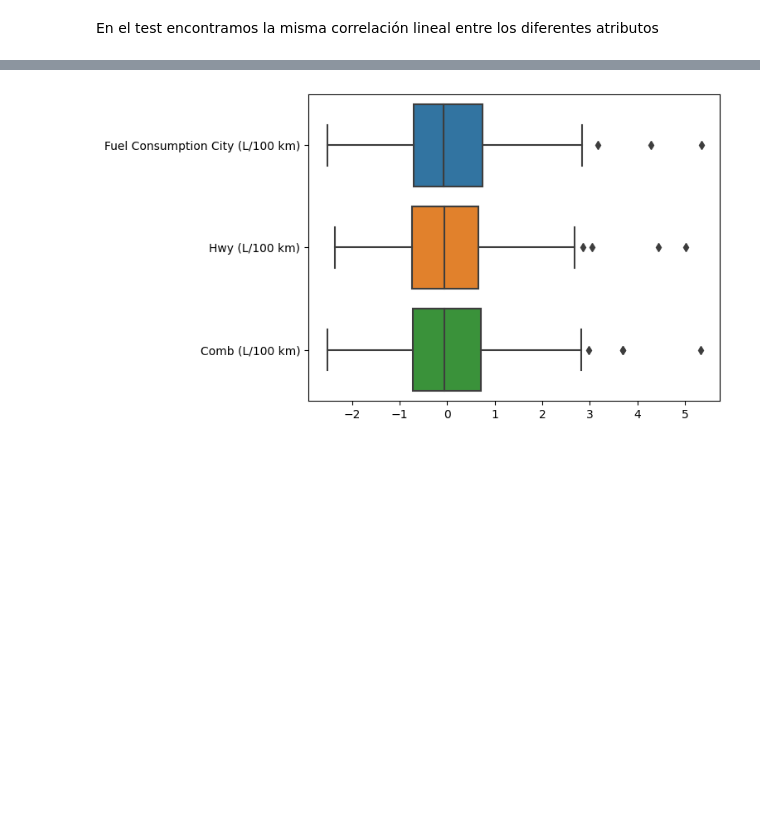
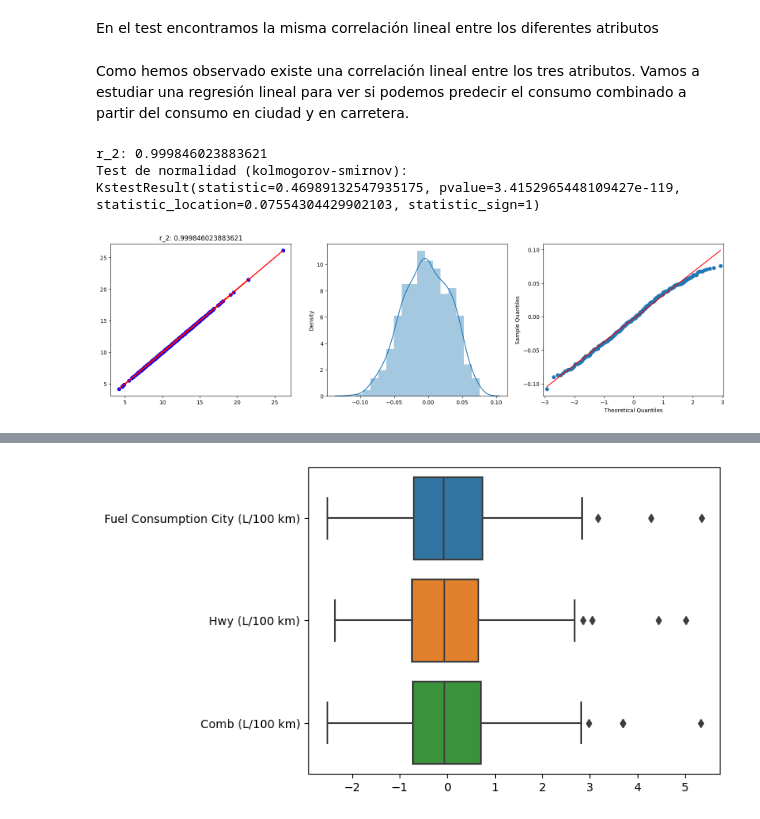
Before and after one commit to Kraslo/APAU_SMOG_PREDICTION_3RDGROUP, a Jupyter notebook: codigo/codigo_andy.ipynb, the cells around one changed output, grey strips where cells are left out. Saved outputs shown, nothing was run; the diff lists cells and outputs as text; code cells hidden in the pictures; blank space fills up the shorter version.

```diff
--- a/codigo/codigo_andy.ipynb
+++ b/codigo/codigo_andy.ipynb
@@ -9,8 +9,15 @@ import os
 from IPython.display import clear_output
 import matplotlib.pyplot as plt
 import seaborn as sns
+from sklearn.linear_model import LinearRegression
+from sklearn.metrics import mean_squared_error
+from statsmodels.graphics.gofplots import qqplot
+from sklearn.preprocessing import StandardScaler
+from scipy import stats
+import warnings
+from pandas.plotting import scatter_matrix
+warnings.filterwarnings('ignore', category=DeprecationWarning)
 
-from sklearn.preprocessing import StandardScaler
 
 def ver_Nan(df,columns):
     for column in columns:
@@ -95,6 +102,27 @@ def corr_representation(train):
     fig[2].scatter(train['Hwy (L/100 km)'],train['Fuel Consumption City (L/100 km)'])
     fig[2].plot(np.unique(train['Hwy (L/100 km)']), np.poly1d(np.polyfit(train['Hwy (L/100 km)'], train['Fuel Consumption City (L/100 km)'], 1))(np.unique(train['Hwy (L/100 km)'])),color='red')
     fig[2].legend([f'Correlación: {corr_3}'])
+
+
+def r_2_regresion_lineal(df,x:list,y:list):
+    reg = LinearRegression().fit(df[x],df[y])
+    parametres = reg.coef_
+    ax, fig = plt.subplots(1,3,figsize=(20,5))
+    calculo = parametres[0][0]*df[x[0]] + parametres[0][1]*df[x[1]]
+    r_2 = reg.score(df[x],df[y])
+    fig[0].plot(df[y],calculo,color='red')
+    fig[0].scatter(df[y],df[y],color='blue')
+    fig[0].set_title(f'r_2: {r_2}')
+    error = df['Comb (L/100 km)'] - calculo
+    sns.distplot(error,ax=fig[1])
+
+    qqplot(error,ax=fig[2],line='s')
+
+    test = stats.kstest(error, 'norm')
+
+    print(f'r_2: {r_2}')
+    print('Test de normalidad (kolmogorov-smirnov):')
+    print(test)
 # %% [markdown]
 ## Lectura de datos
 # %% [markdown]
@@ -418,3 +474,12 @@ corr_representation(test_nolabel)
 [figure]
 # %% [markdown]
 En el test encontramos la misma correlación lineal entre los diferentes atributos
+# %% [markdown]
+Como hemos observado existe una correlación lineal entre los tres atributos. Vamos a estudiar una regresión lineal para ver si podemos predecir el consumo combinado a partir del consumo en ciudad y en carretera.
+# %%
+r_2_regresion_lineal(train,['Fuel Consumption City (L/100 km)','Hwy (L/100 km)'],['Comb (L/100 km)'])
+# %% [output]
+r_2: 0.999846023883621
+Test de normalidad (kolmogorov-smirnov):
+KstestResult(statistic=0.46989132547935175, pvalue=3.4152965448109427e-119, statistic_location=0.07554304429902103, statistic_sign=1)
+[figure, added]
```
Also changed, not shown: parts of 32 cells of this notebook, 1 other file.
